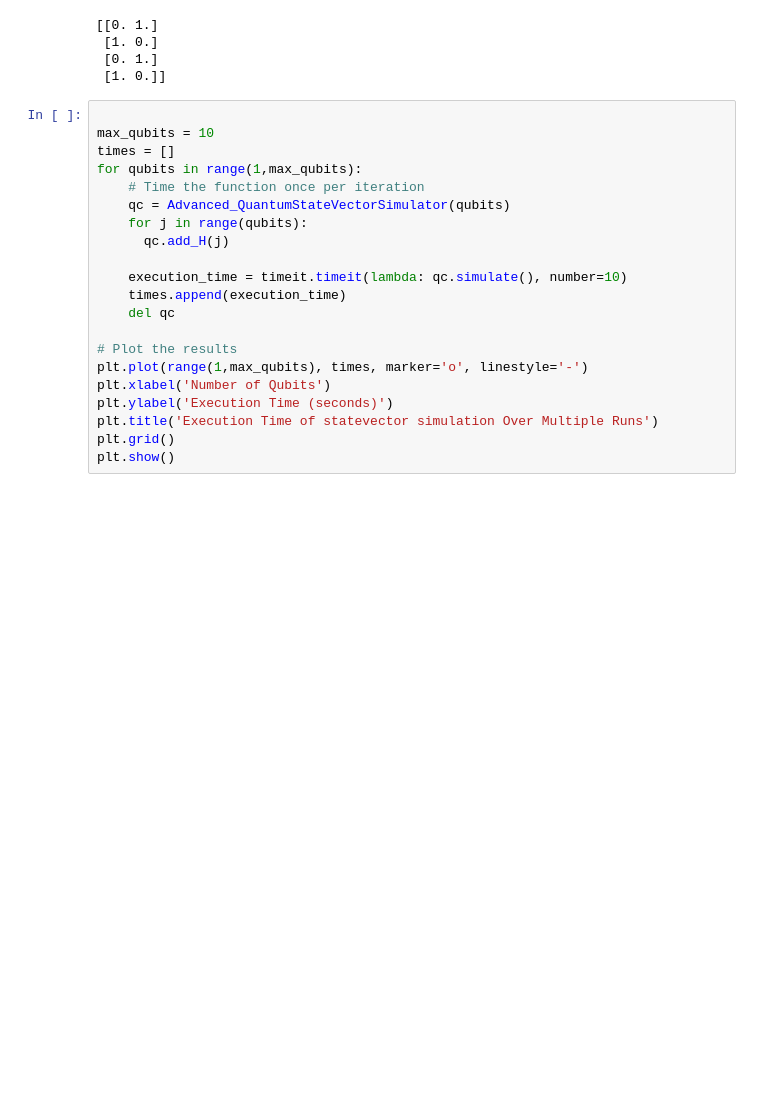
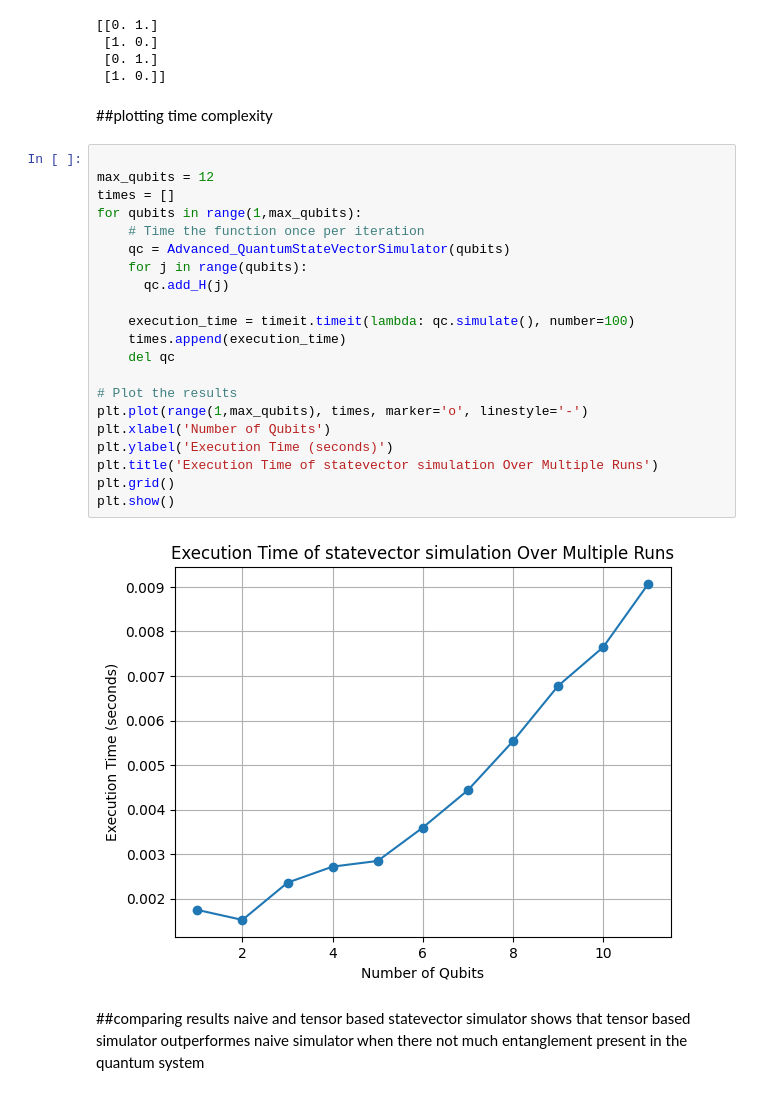
Before and after one commit to jajapuramshivasai/QOSF-Screening-Task, a Jupyter notebook: Task_1.ipynb, the cells around one changed output. Drawn from its saved outputs; the diff is of its cells as text; blank space fills up the shorter version.

```diff
--- a/Task_1.ipynb
+++ b/Task_1.ipynb
@@ -177,24 +179,30 @@ del qc
  [1. 0.]
  [0. 1.]
  [1. 0.]]
+# %% [markdown]
+##plotting time complexity
 # %%
 
-max_qubits = 10
+max_qubits = 12
 times = []
 for qubits in range(1,max_qubits):
     # Time the function once per iteration
     qc = Advanced_QuantumStateVectorSimulator(qubits)
     for j in range(qubits):
       qc.add_H(j)
 
-    execution_time = timeit.timeit(lambda: qc.simulate(), number=10)
+    execution_time = timeit.timeit(lambda: qc.simulate(), number=100)
     times.append(execution_time)
     del qc
 
 # Plot the results
 plt.plot(range(1,max_qubits), times, marker='o', linestyle='-')
 plt.xlabel('Number of Qubits')
 plt.ylabel('Execution Time (seconds)')
 plt.title('Execution Time of statevector simulation Over Multiple Runs')
 plt.grid()
 plt.show()
+# %% [output]
+[figure, added]
+# %% [markdown]
+##comparing results naive and tensor based statevector simulator shows that tensor based simulator outperformes naive simulator when there not much entanglement present in the quantum system
```
Also changed, not shown: parts of 2 cells of this notebook.
